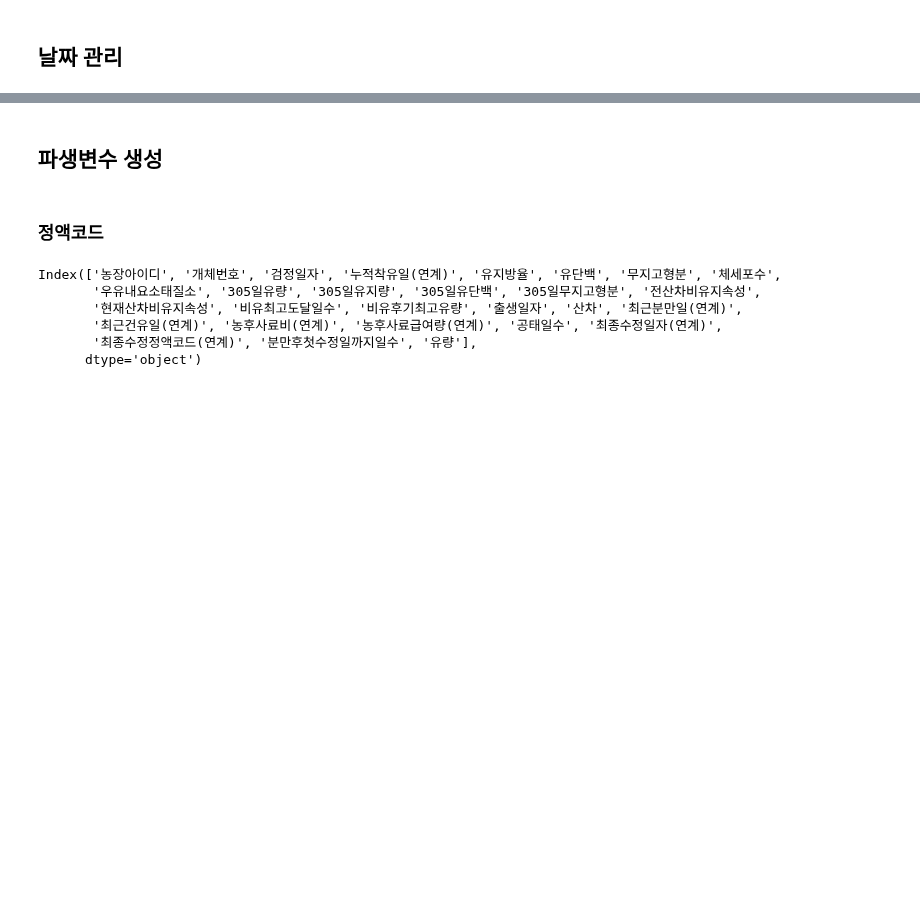
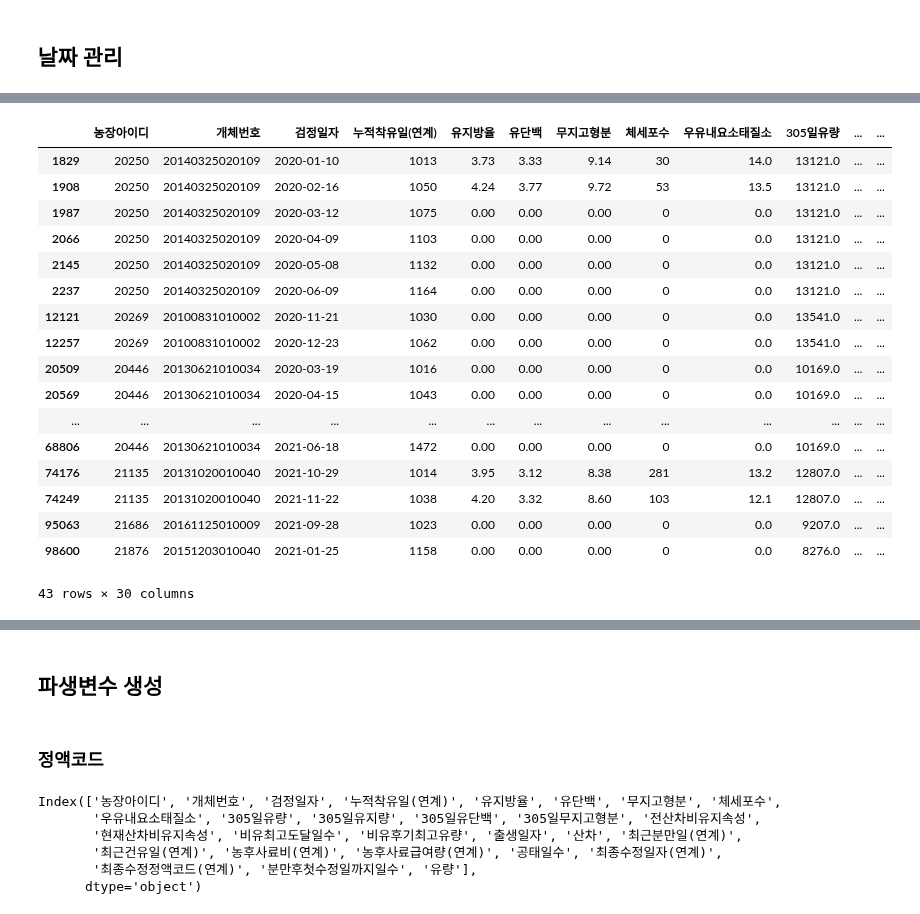
Before and after one commit to cye2020/Smart-Farm-Growth-Analytics, a Jupyter notebook: code/data/20251107_process_cho.ipynb, the cells around one changed output, grey strips where cells are left out. Drawn from its saved outputs; the diff is of its cells as text; code cells hidden in the pictures; blank space fills up the shorter version.

```diff
--- a/code/data/20251107_process_cho.ipynb
+++ b/code/data/20251107_process_cho.ipynb
@@ -163,0 +121,21 @@ milk[milk['개체번호'] == 20180327010075].sort_values('검정일자')
+# %%
+milk[milk['누적착유일(연계)'] > 1000]
+# %% [output]
+|  | 농장아이디 | 개체번호 | 검정일자 | 누적착유일(연계) | 유지방율 | 유단백 | 무지고형분 | 체세포수 | 우유내요소태질소 | 305일유량 | ... | ... |
+| 1829 | 20250 | 20140325020109 | 2020-01-10 | 1013 | 3.73 | 3.33 | 9.14 | 30 | 14.0 | 13121.0 | ... | ... |
+| 1908 | 20250 | 20140325020109 | 2020-02-16 | 1050 | 4.24 | 3.77 | 9.72 | 53 | 13.5 | 13121.0 | ... | ... |
+| 1987 | 20250 | 20140325020109 | 2020-03-12 | 1075 | 0.00 | 0.00 | 0.00 | 0 | 0.0 | 13121.0 | ... | ... |
+| 2066 | 20250 | 20140325020109 | 2020-04-09 | 1103 | 0.00 | 0.00 | 0.00 | 0 | 0.0 | 13121.0 | ... | ... |
+| 2145 | 20250 | 20140325020109 | 2020-05-08 | 1132 | 0.00 | 0.00 | 0.00 | 0 | 0.0 | 13121.0 | ... | ... |
+| 2237 | 20250 | 20140325020109 | 2020-06-09 | 1164 | 0.00 | 0.00 | 0.00 | 0 | 0.0 | 13121.0 | ... | ... |
+| 12121 | 20269 | 20100831010002 | 2020-11-21 | 1030 | 0.00 | 0.00 | 0.00 | 0 | 0.0 | 13541.0 | ... | ... |
+| 12257 | 20269 | 20100831010002 | 2020-12-23 | 1062 | 0.00 | 0.00 | 0.00 | 0 | 0.0 | 13541.0 | ... | ... |
+| 20509 | 20446 | 20130621010034 | 2020-03-19 | 1016 | 0.00 | 0.00 | 0.00 | 0 | 0.0 | 10169.0 | ... | ... |
+| 20569 | 20446 | 20130621010034 | 2020-04-15 | 1043 | 0.00 | 0.00 | 0.00 | 0 | 0.0 | 10169.0 | ... | ... |
+| ... | ... | ... | ... | ... | ... | ... | ... | ... | ... | ... | ... | ... |
+| 68806 | 20446 | 20130621010034 | 2021-06-18 | 1472 | 0.00 | 0.00 | 0.00 | 0 | 0.0 | 10169.0 | ... | ... |
+| 74176 | 21135 | 20131020010040 | 2021-10-29 | 1014 | 3.95 | 3.12 | 8.38 | 281 | 13.2 | 12807.0 | ... | ... |
+| 74249 | 21135 | 20131020010040 | 2021-11-22 | 1038 | 4.20 | 3.32 | 8.60 | 103 | 12.1 | 12807.0 | ... | ... |
+| 95063 | 21686 | 20161125010009 | 2021-09-28 | 1023 | 0.00 | 0.00 | 0.00 | 0 | 0.0 | 9207.0 | ... | ... |
+| 98600 | 21876 | 20151203010040 | 2021-01-25 | 1158 | 0.00 | 0.00 | 0.00 | 0 | 0.0 | 8276.0 | ... | ... |
+43 rows × 30 columns
```
Also changed, not shown: parts of 10 cells of this notebook.
